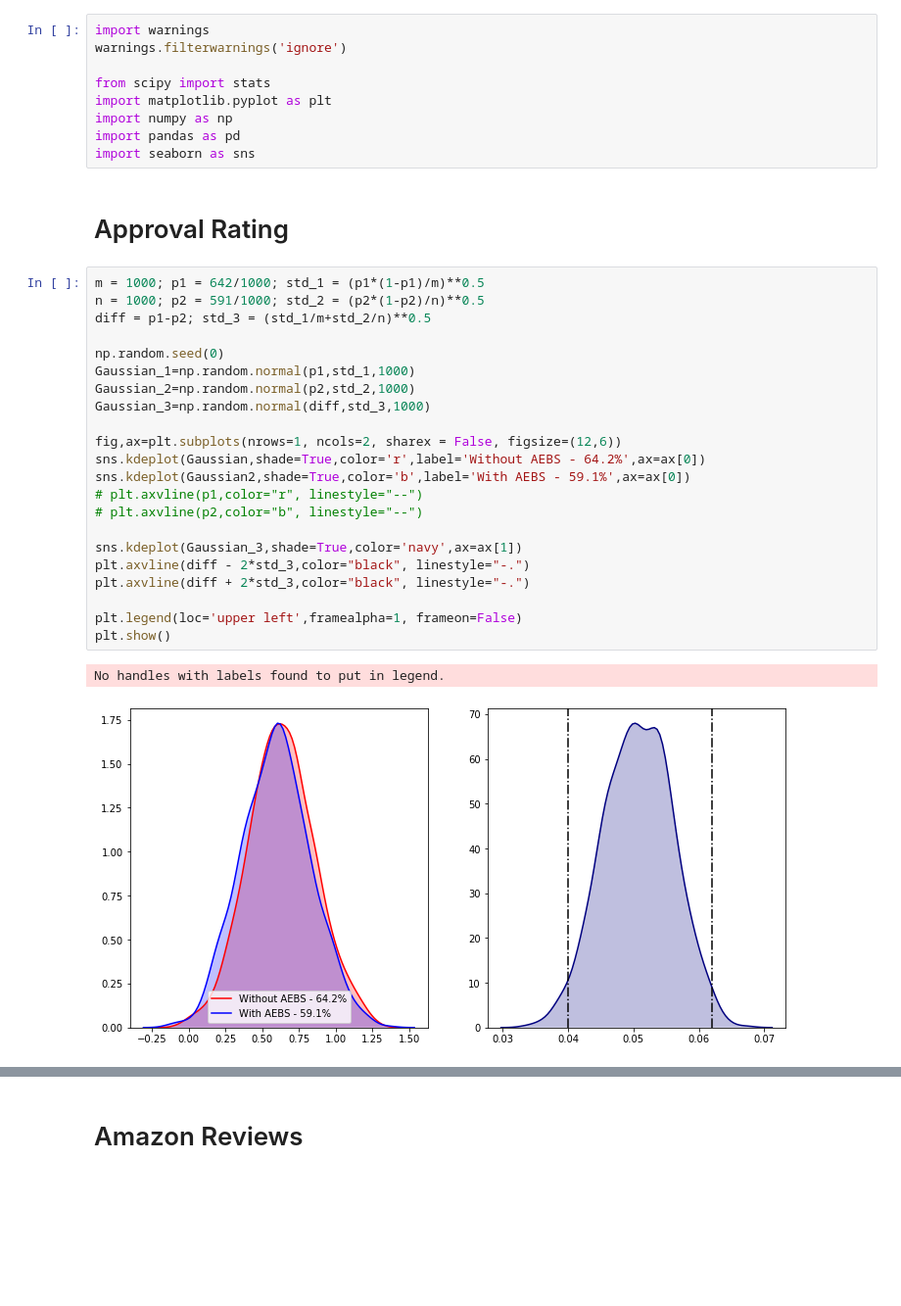
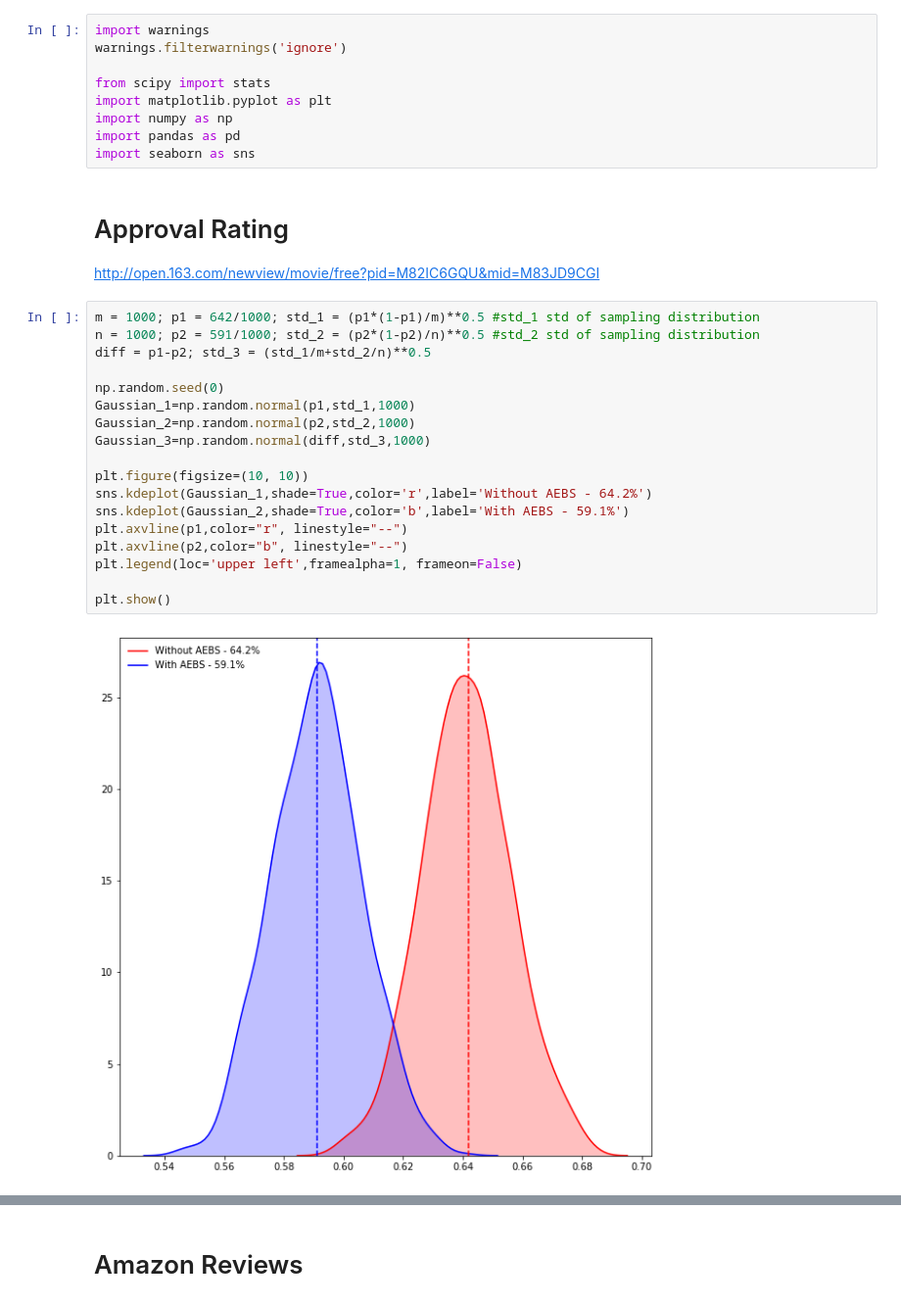
Before and after one commit to Randallzoeng/joutatsu-no-kotsu, a Jupyter notebook: Probability of Probability.ipynb, the cells around one changed output, grey strips where cells are left out. Shown at 98% size. Cells and saved outputs as stored; diff of their text form; blank space fills up the shorter version.

```diff
--- a/Probability of Probability.ipynb
+++ b/Probability of Probability.ipynb
@@ -7,31 +7,27 @@ import matplotlib.pyplot as plt
 import numpy as np
 import pandas as pd
 import seaborn as sns
-# %% [markdown]
-# Approval Rating
+# %% [markdown]
+# Approval Rating
+http://open.163.com/newview/movie/free?pid=M82IC6GQU&mid=M83JD9CGI
 # %%
-m = 1000; p1 = 642/1000; std_1 = (p1*(1-p1)/m)**0.5
-n = 1000; p2 = 591/1000; std_2 = (p2*(1-p2)/n)**0.5
+m = 1000; p1 = 642/1000; std_1 = (p1*(1-p1)/m)**0.5 #std_1 std of sampling distribution
+n = 1000; p2 = 591/1000; std_2 = (p2*(1-p2)/n)**0.5 #std_2 std of sampling distribution
 diff = p1-p2; std_3 = (std_1/m+std_2/n)**0.5
 
 np.random.seed(0)
 Gaussian_1=np.random.normal(p1,std_1,1000)
 Gaussian_2=np.random.normal(p2,std_2,1000)
 Gaussian_3=np.random.normal(diff,std_3,1000)
 
-fig,ax=plt.subplots(nrows=1, ncols=2, sharex = False, figsize=(12,6))
-sns.kdeplot(Gaussian,shade=True,color='r',label='Without AEBS - 64.2%',ax=ax[0])
-sns.kdeplot(Gaussian2,shade=True,color='b',label='With AEBS - 59.1%',ax=ax[0])
-# plt.axvline(p1,color="r", linestyle="--")
-# plt.axvline(p2,color="b", linestyle="--")
+plt.figure(figsize=(10, 10))
+sns.kdeplot(Gaussian_1,shade=True,color='r',label='Without AEBS - 64.2%')
+sns.kdeplot(Gaussian_2,shade=True,color='b',label='With AEBS - 59.1%')
+plt.axvline(p1,color="r", linestyle="--")
+plt.axvline(p2,color="b", linestyle="--")
+plt.legend(loc='upper left',framealpha=1, frameon=False)
 
-sns.kdeplot(Gaussian_3,shade=True,color='navy',ax=ax[1])
-plt.axvline(diff - 2*std_3,color="black", linestyle="-.")
-plt.axvline(diff + 2*std_3,color="black", linestyle="-.")
-
-plt.legend(loc='upper left',framealpha=1, frameon=False)
 plt.show()
 # %% [output]
-No handles with labels found to put in legend.
-[figure, old version]
+[figure, new version]
 # %%
```
Also changed, not shown: parts of 9 cells of this notebook.
